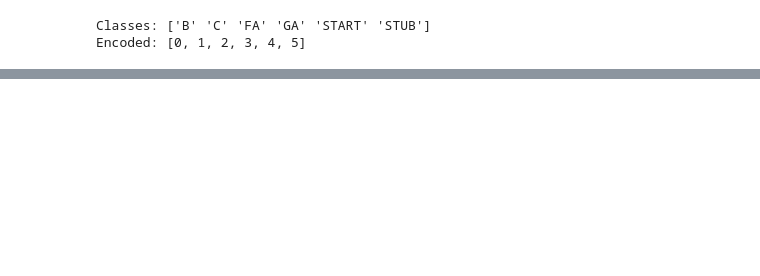
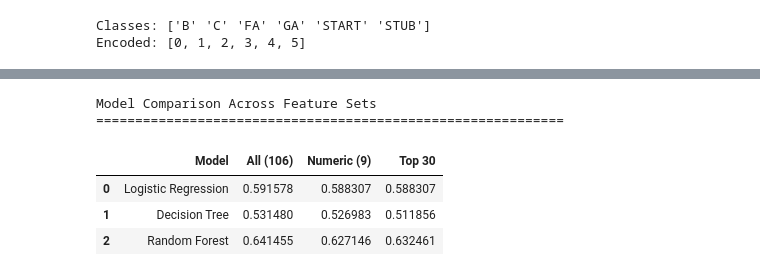
Before and after one commit to lucascampa/wikipedia-article-quality-ml, a Jupyter notebook: notebooks/Supervised and Unsupervised Learning.ipynb, the cells around one changed output, grey strips where cells are left out. Saved outputs shown, nothing was run; the diff lists cells and outputs as text; code cells hidden in the pictures; blank space fills up the shorter version.

```diff
--- a/notebooks/Supervised and Unsupervised Learning.ipynb
+++ b/notebooks/Supervised and Unsupervised Learning.ipynb
@@ -1186,7 +1186,9 @@ wiki_preprocessed
 from sklearn.model_selection import train_test_split
 
 lang_cols = [col for col in wiki_preprocessed.columns if col.startswith("lang_")]
-wiki_no_lang = wiki_preprocessed.drop(columns=lang_cols)
+leaky_cols = ['meta_Good articles', 'meta_All stub articles', 'meta_Featured articles']
+drop_cols = lang_cols + [c for c in leaky_cols if c in wiki_preprocessed.columns]
+wiki_no_lang = wiki_preprocessed.drop(columns=drop_cols)
 
 X = wiki_no_lang.drop(columns=['rating'])
 y = wiki_no_lang['rating']
@@ -1337,0 +1488,10 @@ Baseline Model Comparison (Validation Set)
+# %%
+lr_top30 = LogisticRegression(max_iter=1000, random_state=42)
+lr_top30.fit(X_train_top30, y_train_encoded)
+
+y_val_pred_lr_top30 = lr_top30.predict(X_val_top30)
+lr_top30_val_acc = accuracy_score(y_val_encoded, y_val_pred_lr_top30)
+
+print(f"Validation Accuracy: {lr_top30_val_acc:.4f}\n")
+print("Classification Report:")
+print(classification_report(y_val_encoded, y_val_pred_lr_top30, target_names=le.classes_))
@@ -1337,0 +1514,10 @@ Baseline Model Comparison (Validation Set)
+# %%
+dt_top30 = DecisionTreeClassifier(random_state=42)
+dt_top30.fit(X_train_top30, y_train_encoded)
+
+y_val_pred_dt_top30 = dt_top30.predict(X_val_top30)
+dt_top30_val_acc = accuracy_score(y_val_encoded, y_val_pred_dt_top30)
+
+print(f"Validation Accuracy: {dt_top30_val_acc:.4f}\n")
+print("Classification Report:")
+print(classification_report(y_val_encoded, y_val_pred_dt_top30, target_names=le.classes_))
@@ -1337,0 +1540,10 @@ Baseline Model Comparison (Validation Set)
+# %%
+rf_top30 = RandomForestClassifier(n_estimators=100, random_state=42, n_jobs=-1)
+rf_top30.fit(X_train_top30, y_train_encoded)
+
+y_val_pred_rf_top30 = rf_top30.predict(X_val_top30)
+rf_top30_val_acc = accuracy_score(y_val_encoded, y_val_pred_rf_top30)
+
+print(f"Validation Accuracy: {rf_top30_val_acc:.4f}\n")
+print("Classification Report:")
+print(classification_report(y_val_encoded, y_val_pred_rf_top30, target_names=le.classes_))
@@ -1337,0 +1566,18 @@ Baseline Model Comparison (Validation Set)
+# %%
+results_all = pd.DataFrame({
+    'Model': ['Logistic Regression', 'Decision Tree', 'Random Forest'],
+    'All (106)': [lr_val_acc, dt_val_acc, rf_val_acc],
+    'Numeric (9)': [lr_num_val_acc, dt_num_val_acc, rf_num_val_acc],
+    'Top 30': [lr_top30_val_acc, dt_top30_val_acc, rf_top30_val_acc]
+})
+
+print("Model Comparison Across Feature Sets")
+print("=" * 60)
+results_all
+# %% [output]
+Model Comparison Across Feature Sets
+============================================================
+|  | Model | All (106) | Numeric (9) | Top 30 |
+| 0 | Logistic Regression | 0.591578 | 0.588307 | 0.588307 |
+| 1 | Decision Tree | 0.531480 | 0.526983 | 0.511856 |
+| 2 | Random Forest | 0.641455 | 0.627146 | 0.632461 |
```
Also changed, not shown: parts of 17 cells of this notebook.
